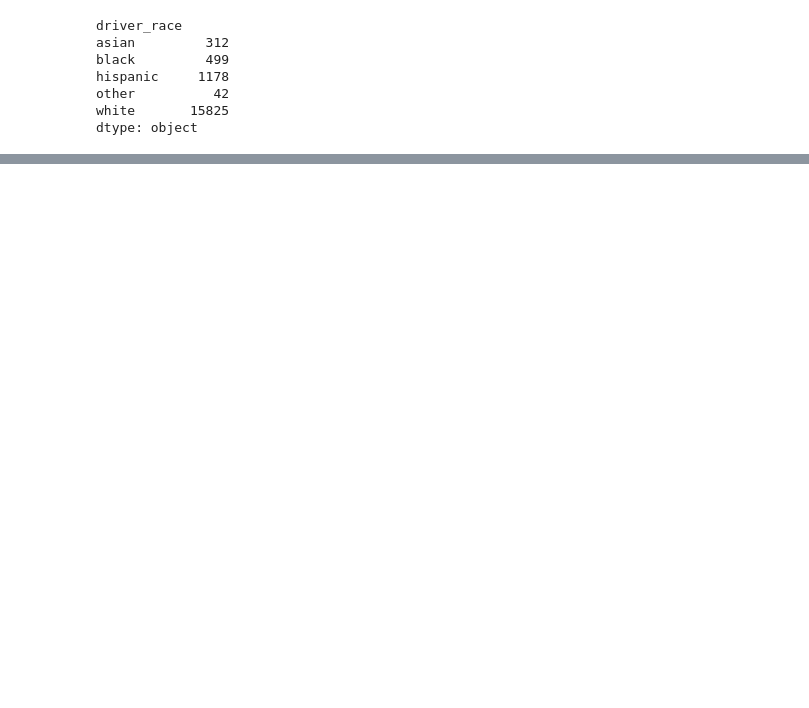
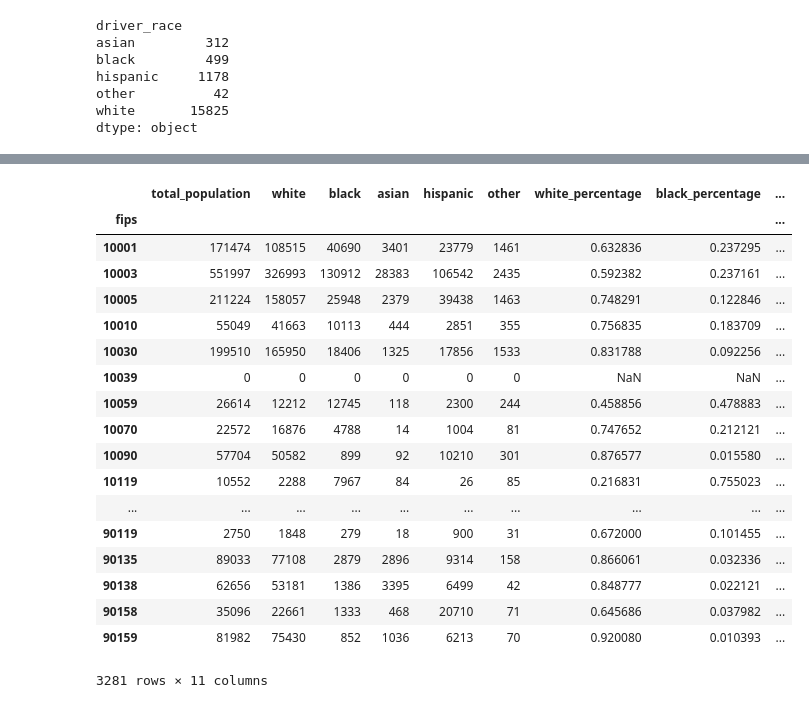
Before and after one commit to shawnveltman/policing_racism, a Jupyter notebook: src/Stanford Notebook.ipynb, the cells around one changed output, grey strips where cells are left out. Cells and saved outputs as stored; diff of their text form; code cells hidden in the pictures; blank space fills up the shorter version.

Commit message:
POL-21 verified summary of acs

```diff
--- a/src/Stanford Notebook.ipynb
+++ b/src/Stanford Notebook.ipynb
@@ -6,16 +6,16 @@ class AcsData:
         self.filepath = filepath
         self.df = self.load_data()
         self.rename_columns()
+        self.summary = self.create_summary()
 
     def create_summary(self):
-        races = ['white', 'black', 'native', 'pacific_islander', 'other', 'asian','hispanic']
+        races = ['white', 'black', 'other', 'asian','hispanic']
 
         summary = self.df.groupby('fips').sum()
         for race in races:
             col_name = race + '_percentage'
             summary[col_name] = summary[race] / summary['total_population']
 
-        summary.reindex(columns=['fips'])
         return summary
 
     def rename_columns(self):
@@ -24,25 +24,27 @@ class AcsData:
         hispanic_values = ['HD01_VD12','HD01_VD13','HD01_VD14','HD01_VD15','HD01_VD16','HD01_VD17','HD01_VD18',
                            'HD01_VD19','HD01_VD20','HD01_VD21']
 
-        race_cols = ['HD01_VD01','HD01_VD03','HD01_VD04','HD01_VD05','HD01_VD07','HD01_VD08','HD01_VD06']
+        race_cols = ['HD01_VD01','HD01_VD03','HD01_VD04','HD01_VD06']
+        native_cols = ['HD01_VD05','HD01_VD07','HD01_VD08']
 
-        combined_cols = hispanic_values + race_cols
+        combined_cols = hispanic_values + race_cols + native_cols
         df = self.df[combined_cols]
         df[combined_cols] = df[combined_cols].astype(int)
         df['fips'] = fips
 
         df['hispanic'] = df[hispanic_values].sum(axis=1)
+        df['other'] = df[native_cols].sum(axis=1)
+
         df.drop(hispanic_values,axis=1,inplace=True)
+        df.drop(native_cols, axis=1, inplace=True)
         col_names = {
             'HD01_VD01': 'total_population',
             'HD01_VD03': 'white',
             'HD01_VD04': 'black',
-            'HD01_VD05': 'native',
-            'HD01_VD07': 'pacific_islander',
-            'HD01_VD08': 'other',
             'HD01_VD06': 'asian',
             'fips': 'fips',
-            'hispanic':'hispanic'
+            'hispanic':'hispanic',
+            'other':'other'
         }
 
         df.rename(columns=col_names, inplace=True)
@@ -118,3 +122,6 @@ hispanic     1178
 other          42
 white       15825
 dtype: object
+# %%
+acs = AcsData()
+acs_summary = acs.summary
@@ -120,0 +146,22 @@ dtype: object
+# %%
+acs_summary
+# %% [output]
+|  | total_population | white | black | asian | hispanic | other | white_percentage | black_percentage | ... |
+| fips |  |  |  |  |  |  |  |  | ... |
+| 10001 | 171474 | 108515 | 40690 | 3401 | 23779 | 1461 | 0.632836 | 0.237295 | ... |
+| 10003 | 551997 | 326993 | 130912 | 28383 | 106542 | 2435 | 0.592382 | 0.237161 | ... |
+| 10005 | 211224 | 158057 | 25948 | 2379 | 39438 | 1463 | 0.748291 | 0.122846 | ... |
+| 10010 | 55049 | 41663 | 10113 | 444 | 2851 | 355 | 0.756835 | 0.183709 | ... |
+| 10030 | 199510 | 165950 | 18406 | 1325 | 17856 | 1533 | 0.831788 | 0.092256 | ... |
+| 10039 | 0 | 0 | 0 | 0 | 0 | 0 | NaN | NaN | ... |
+| 10059 | 26614 | 12212 | 12745 | 118 | 2300 | 244 | 0.458856 | 0.478883 | ... |
+| 10070 | 22572 | 16876 | 4788 | 14 | 1004 | 81 | 0.747652 | 0.212121 | ... |
+| 10090 | 57704 | 50582 | 899 | 92 | 10210 | 301 | 0.876577 | 0.015580 | ... |
+| 10119 | 10552 | 2288 | 7967 | 84 | 26 | 85 | 0.216831 | 0.755023 | ... |
+| ... | ... | ... | ... | ... | ... | ... | ... | ... | ... |
+| 90119 | 2750 | 1848 | 279 | 18 | 900 | 31 | 0.672000 | 0.101455 | ... |
+| 90135 | 89033 | 77108 | 2879 | 2896 | 9314 | 158 | 0.866061 | 0.032336 | ... |
+| 90138 | 62656 | 53181 | 1386 | 3395 | 6499 | 42 | 0.848777 | 0.022121 | ... |
+| 90158 | 35096 | 22661 | 1333 | 468 | 20710 | 71 | 0.645686 | 0.037982 | ... |
+| 90159 | 81982 | 75430 | 852 | 1036 | 6213 | 70 | 0.920080 | 0.010393 | ... |
+3281 rows × 11 columns
```
Also changed, not shown: parts of 6 cells of this notebook, 6 other files.
